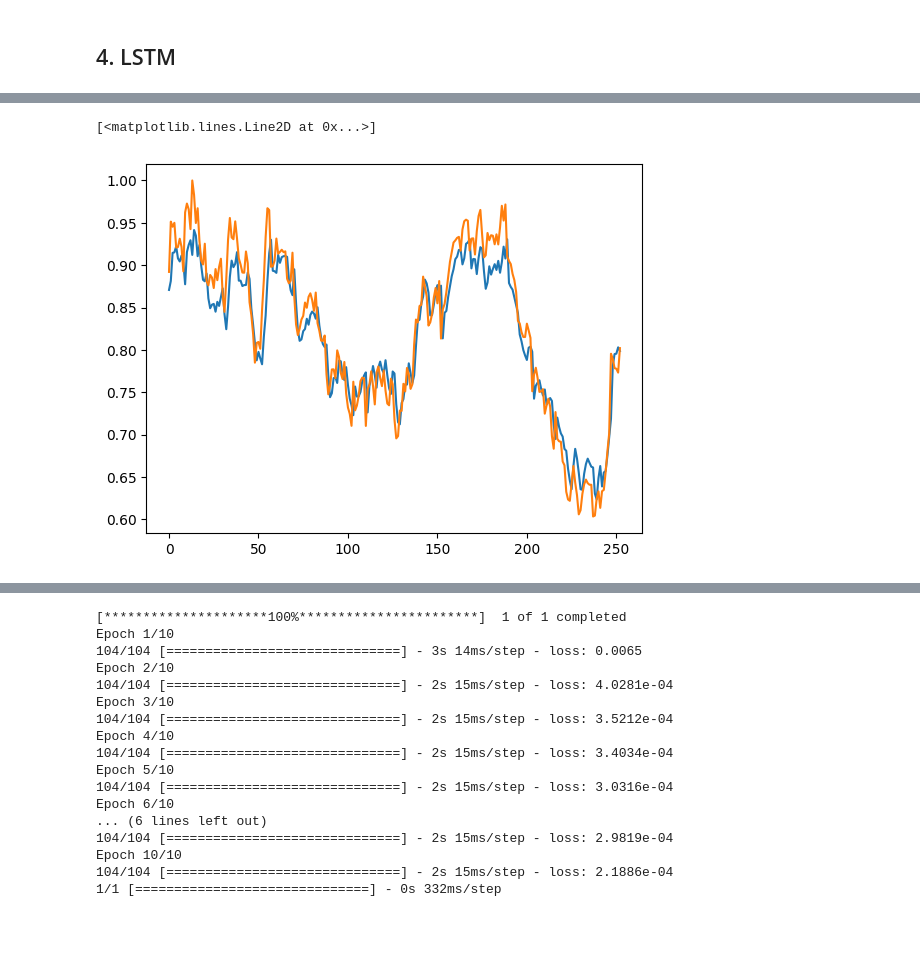
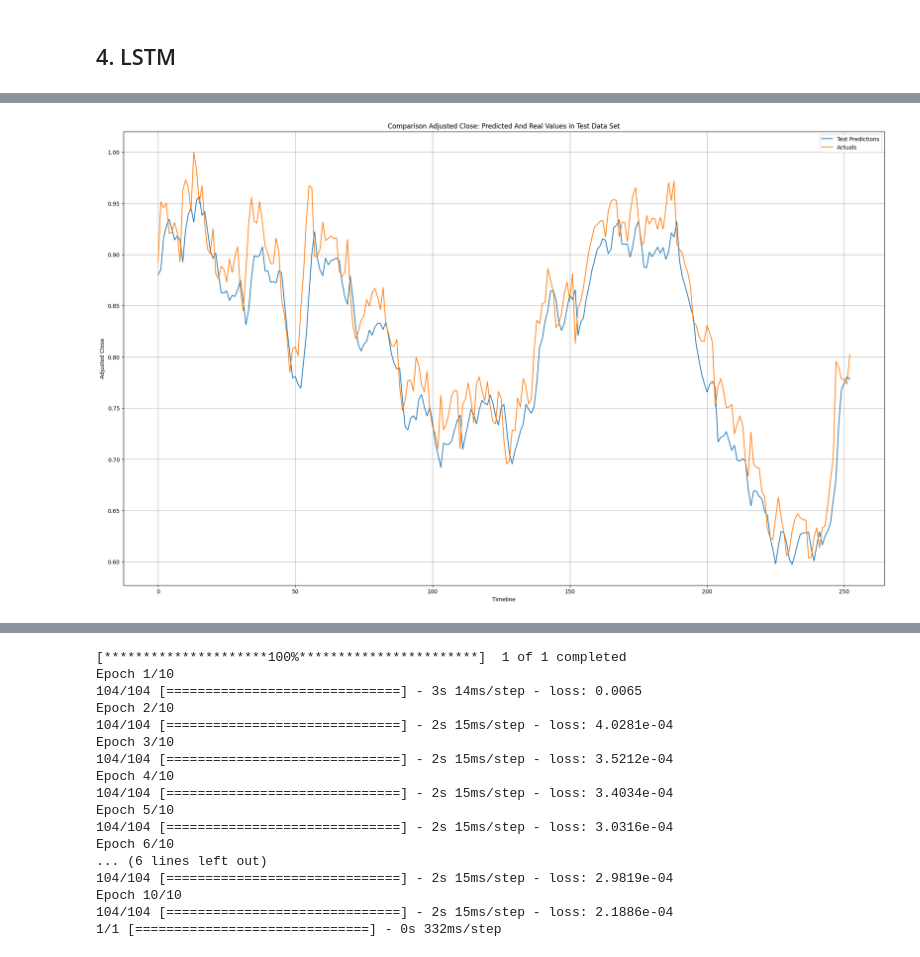
Before and after one commit to maximkiesel1/Stock_Market_Prediction, a Jupyter notebook: Modeling_Stock_Market_Prediction.ipynb, the cells around one changed output, grey strips where cells are left out. Cells and saved outputs as stored; diff of their text form; code cells hidden in the pictures; blank space fills up the shorter version.

```diff
--- a/Modeling_Stock_Market_Prediction.ipynb
+++ b/Modeling_Stock_Market_Prediction.ipynb
@@ -553,7 +557,13 @@ train_results
-# %%
-plt.plot(train_results['Train Predictions'])
-plt.plot(train_results['Actuals'])
-# %% [output]
-[<matplotlib.lines.Line2D at 0x...>]
-[figure, removed]
+# %%
+# plot test and ground truth data
+plt.figure(figsize=(25, 15))
+plt.plot(test_results['Test Predictions'], label='Test Predictions')
+plt.plot(test_results['Actuals'], label='Actuals')
+plt.title('Comparison Adjusted Close: Predicted And Real Values in Test Data Set')
+plt.ylabel('Adjusted Close')
+plt.xlabel('Timeline')
+plt.legend()
+plt.grid()
+# %% [output]
+[figure, added]
 # %%
```
Also changed, not shown: parts of 31 cells of this notebook, 9 other files.
